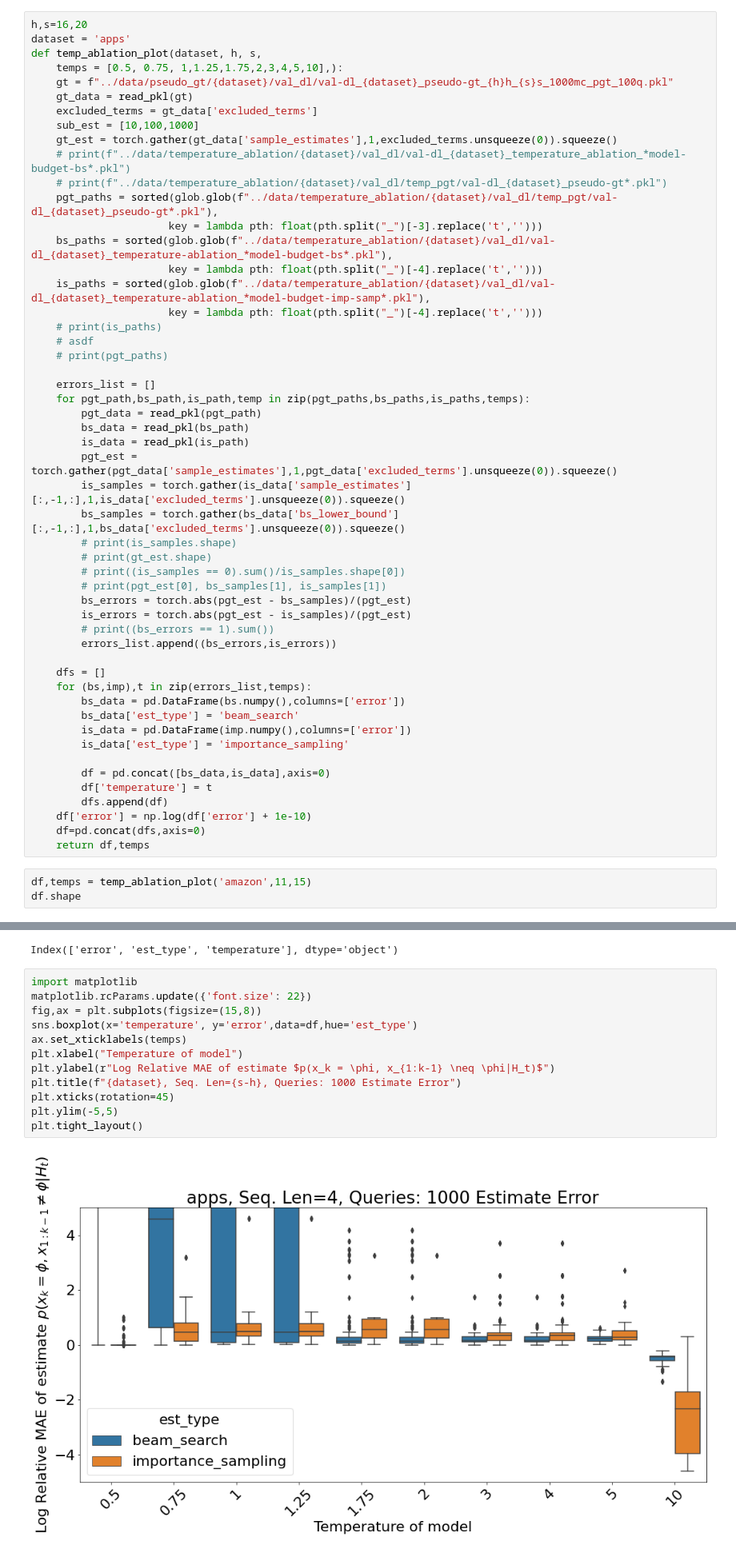
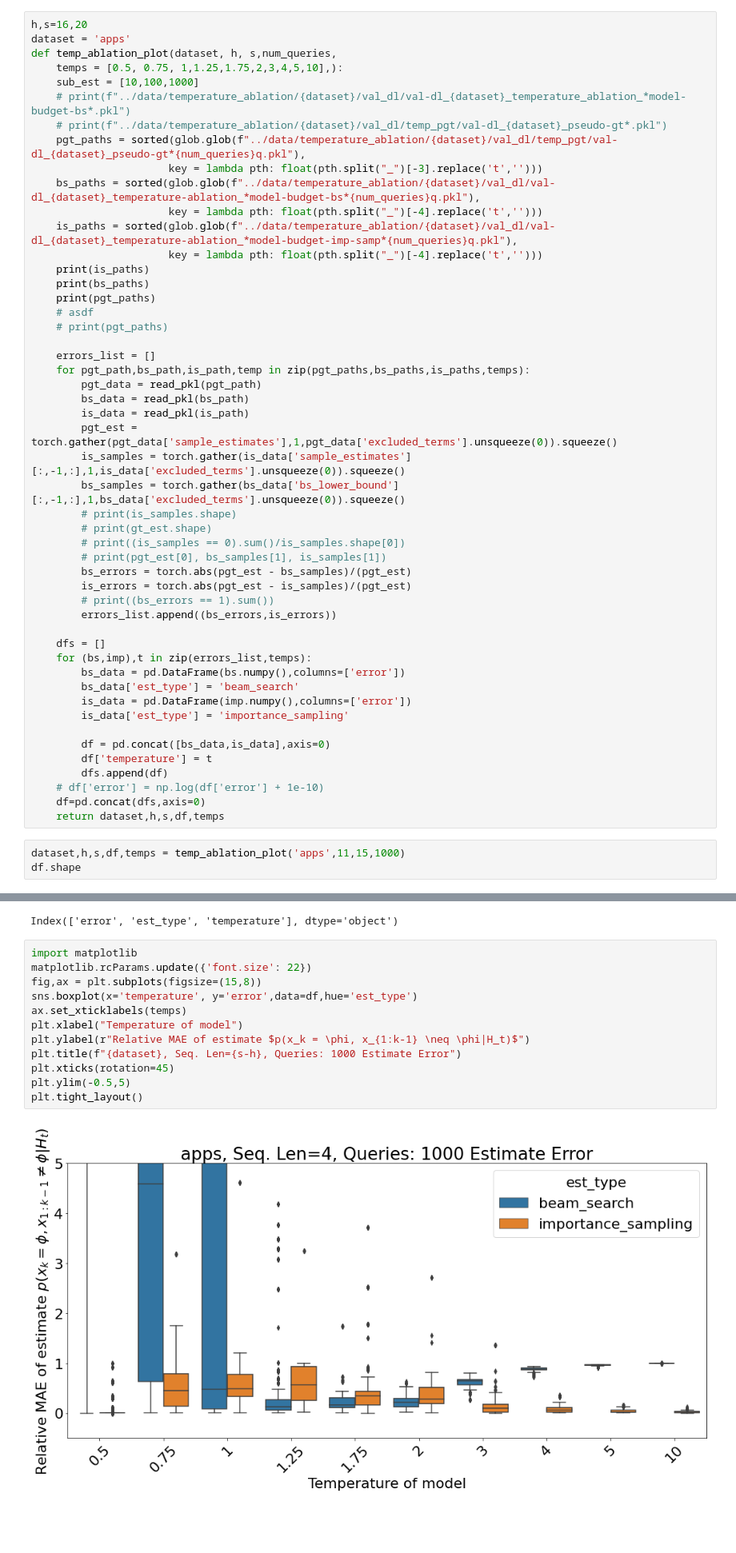
Before and after one commit to vshah99/prob_seq_queries_nnproject, a Jupyter notebook: notebooks/temperature_ablation.ipynb, the cells around one changed output, grey strips where cells are left out. Shown at 80% size. Saved outputs shown, nothing was run; the diff lists cells and outputs as text; blank space fills up the shorter version.

```diff
--- a/notebooks/temperature_ablation.ipynb
+++ b/notebooks/temperature_ablation.ipynb
@@ -15,22 +18,20 @@ from seq_queries.utils import read_pkl, write_pkl
 # %%
 h,s=16,20
 dataset = 'apps'
-def temp_ablation_plot(dataset, h, s,
+def temp_ablation_plot(dataset, h, s,num_queries,
     temps = [0.5, 0.75, 1,1.25,1.75,2,3,4,5,10],):
-    gt = f"../data/pseudo_gt/{dataset}/val_dl/val-dl_{dataset}_pseudo-gt_{h}h_{s}s_1000mc_pgt_100q.pkl"
-    gt_data = read_pkl(gt)
-    excluded_terms = gt_data['excluded_terms']
     sub_est = [10,100,1000]
-    gt_est = torch.gather(gt_data['sample_estimates'],1,excluded_terms.unsqueeze(0)).squeeze()
     # print(f"../data/temperature_ablation/{dataset}/val_dl/val-dl_{dataset}_temperature_ablation_*model-budget-bs*.pkl")
     # print(f"../data/temperature_ablation/{dataset}/val_dl/temp_pgt/val-dl_{dataset}_pseudo-gt*.pkl")
-    pgt_paths = sorted(glob.glob(f"../data/temperature_ablation/{dataset}/val_dl/temp_pgt/val-dl_{dataset}_pseudo-gt*.pkl"),
+    pgt_paths = sorted(glob.glob(f"../data/temperature_ablation/{dataset}/val_dl/temp_pgt/val-dl_{dataset}_pseudo-gt*{num_queries}q.pkl"),
                       key = lambda pth: float(pth.split("_")[-3].replace('t','')))
-    bs_paths = sorted(glob.glob(f"../data/temperature_ablation/{dataset}/val_dl/val-dl_{dataset}_temperature-ablation_*model-budget-bs*.pkl"),
+    bs_paths = sorted(glob.glob(f"../data/temperature_ablation/{dataset}/val_dl/val-dl_{dataset}_temperature-ablation_*model-budget-bs*{num_queries}q.pkl"),
                       key = lambda pth: float(pth.split("_")[-4].replace('t','')))
-    is_paths = sorted(glob.glob(f"../data/temperature_ablation/{dataset}/val_dl/val-dl_{dataset}_temperature-ablation_*model-budget-imp-samp*.pkl"),
+    is_paths = sorted(glob.glob(f"../data/temperature_ablation/{dataset}/val_dl/val-dl_{dataset}_temperature-ablation_*model-budget-imp-samp*{num_queries}q.pkl"),
                       key = lambda pth: float(pth.split("_")[-4].replace('t','')))
-    # print(is_paths)
+    print(is_paths)
+    print(bs_paths)
+    print(pgt_paths)
     # asdf
     # print(pgt_paths)
 
@@ -61,10 +62,10 @@ def temp_ablation_plot(dataset, h, s,
         df = pd.concat([bs_data,is_data],axis=0)
         df['temperature'] = t
         dfs.append(df)
-    df['error'] = np.log(df['error'] + 1e-10)
+    # df['error'] = np.log(df['error'] + 1e-10)
     df=pd.concat(dfs,axis=0)
-    return df,temps
+    return dataset,h,s,df,temps
 # %%
-df,temps = temp_ablation_plot('amazon',11,15)
+dataset,h,s,df,temps = temp_ablation_plot('apps',11,15,1000)
 df.shape
 # %% [output]
@@ -77,14 +81,14 @@ Index(['error', 'est_type', 'temperature'], dtype='object')
 # %%
 import matplotlib
 matplotlib.rcParams.update({'font.size': 22})
 fig,ax = plt.subplots(figsize=(15,8))
 sns.boxplot(x='temperature', y='error',data=df,hue='est_type')
 ax.set_xticklabels(temps)
 plt.xlabel("Temperature of model")
-plt.ylabel(r"Log Relative MAE of estimate $p(x_k = \phi, x_{1:k-1} \neq \phi|H_t)$")
+plt.ylabel(r"Relative MAE of estimate $p(x_k = \phi, x_{1:k-1} \neq \phi|H_t)$")
 plt.title(f"{dataset}, Seq. Len={s-h}, Queries: 1000 Estimate Error")
 plt.xticks(rotation=45)
-plt.ylim(-5,5)
+plt.ylim(-0.5,5)
 plt.tight_layout()
 # %% [output]
-[figure, old version]
+[figure, new version]
```
Also changed, not shown: parts of 2 cells of this notebook, 16 other files.
